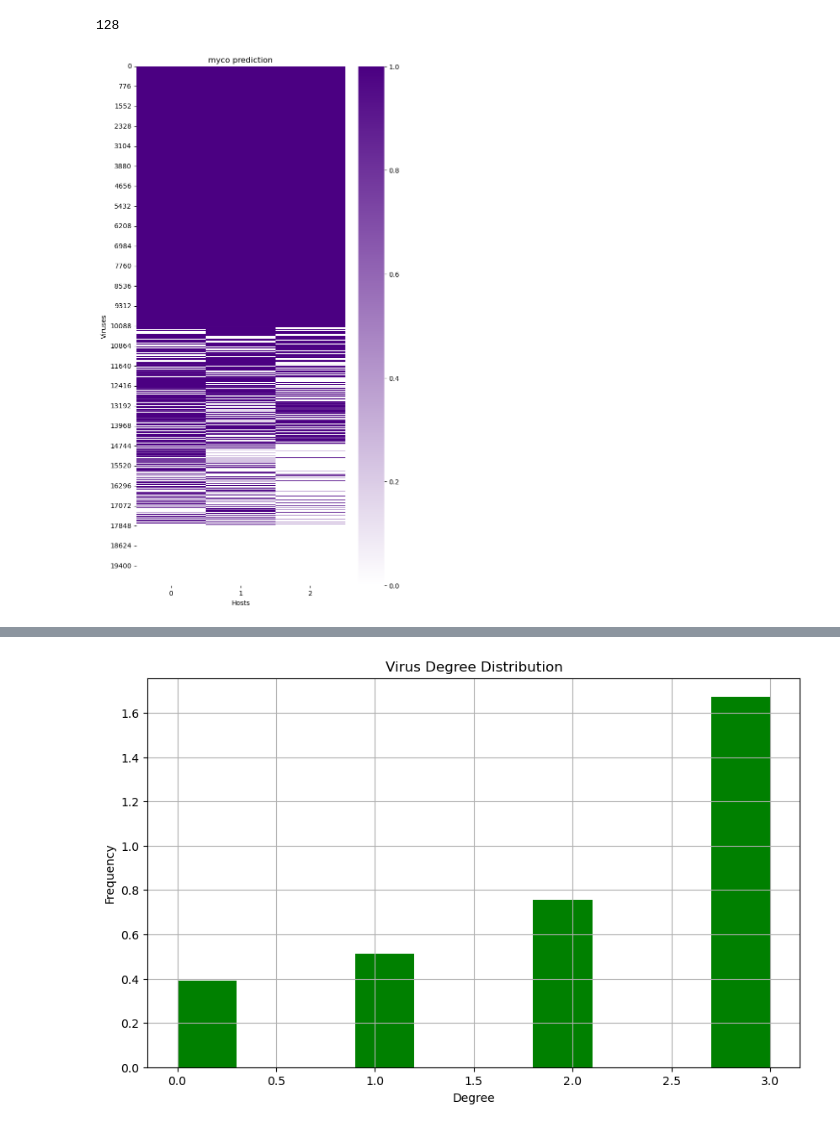
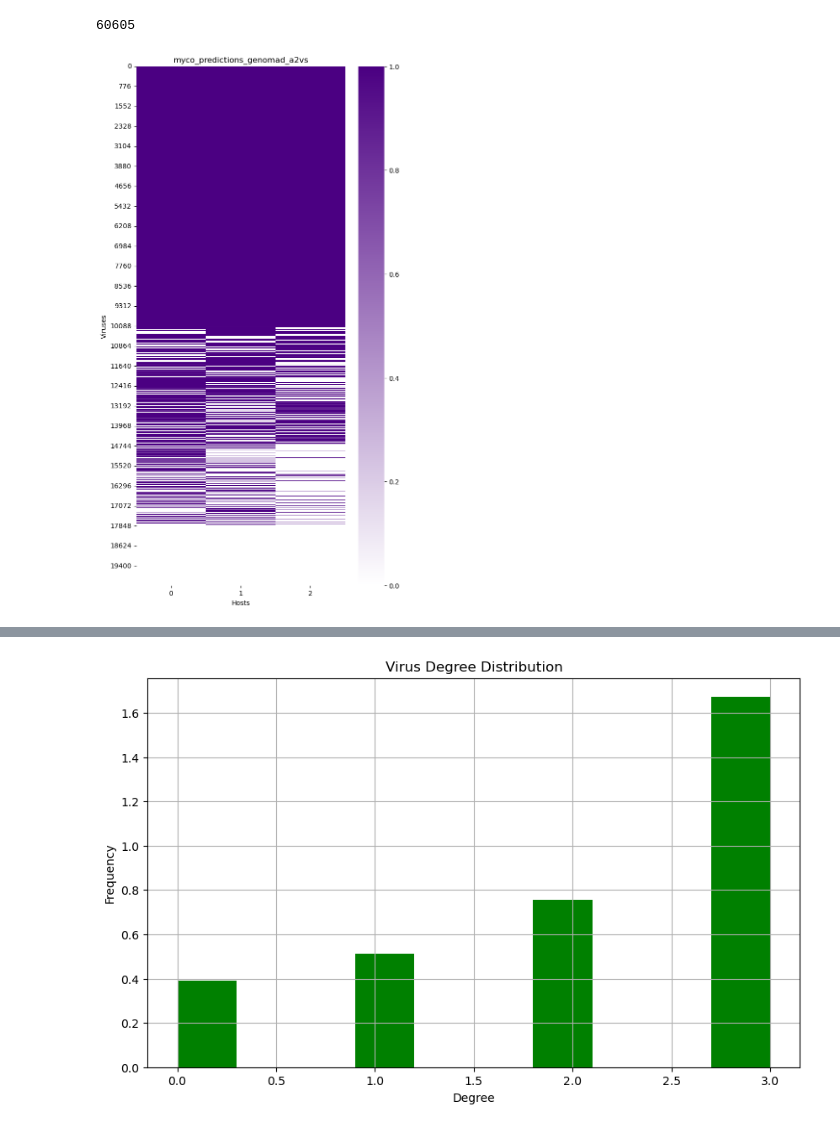
Before and after one commit to DuhaimeLab/VirusHostNetworkAnalysis, a Jupyter notebook: VHIP_large_data.ipynb, the cells around one changed output, grey strips where cells are left out. Drawn from its saved outputs; the diff is of its cells as text; code cells hidden in the pictures.

```diff
--- a/VHIP_large_data.ipynb
+++ b/VHIP_large_data.ipynb
@@ -10,11 +9,12 @@ from VirusHostNetworkAnalysis.prediction_matrix import Calculations
 # %%
 import sys
 myco = PredictionMatrix('Sample_Input/myco_predictions_genomad_a2vs.tsv')
-myco.make_rectangular_matrix('prediction')
+myco.make_rectangular_matrix()
 sys.getsizeof(myco.virus_host_array)
 # %% [output]
-128
+60605
 # %%
-myco.plot_heatmap('prediction')
+myco_properties = BipartiteGraph(myco)
+myco_properties.plot_heatmap()
 # %% [output]
-[figure, old version]
+[figure, new version]
```
Also changed, not shown: parts of 15 cells of this notebook, 8 other files.
